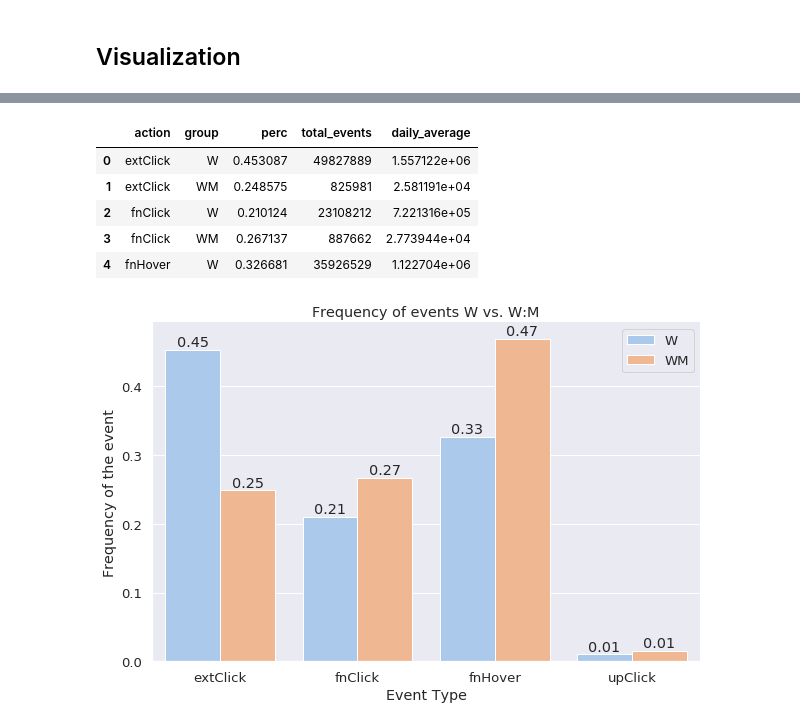
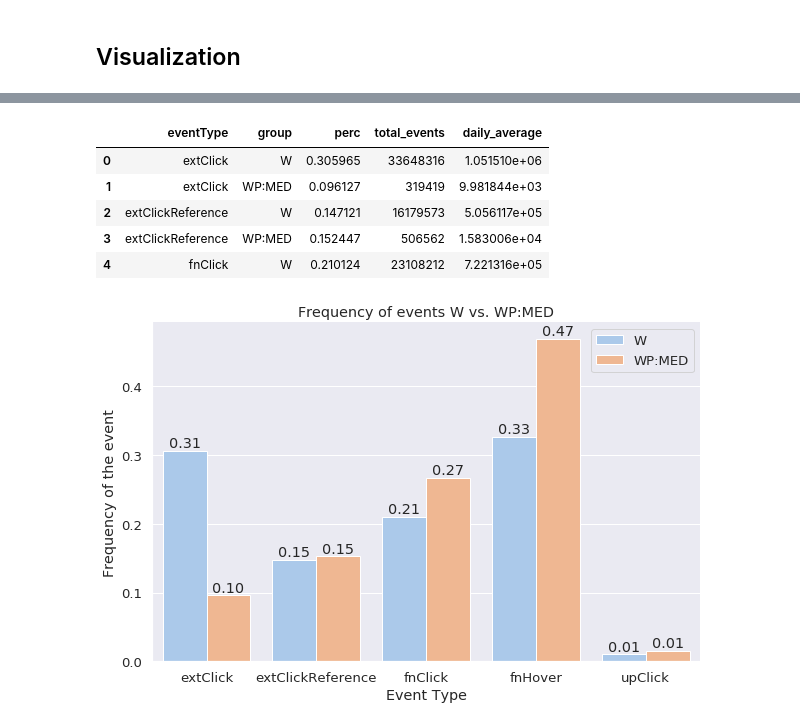
Before and after one commit to elifesciences-publications/wiki-citation-usage, a Jupyter notebook: notebooks/events--overview.ipynb, the cells around one changed output, grey strips where cells are left out. Saved outputs shown, nothing was run; the diff lists cells and outputs as text; code cells hidden in the pictures.

Commit message:
break extClick events into extClick and extClickReference

```diff
--- a/notebooks/events--overview.ipynb
+++ b/notebooks/events--overview.ipynb
@@ -289,29 +291,3 @@ wpm_events_pandas.groupby(['mode', 'action']).agg(
 # %%
 # Plots inline
 %matplotlib inline
-# %%
-def get_stats(df):
-    all_events_count = df['count'].sum()
-    stats = df.groupby(['mode', 'action']).agg(
-    [('days','count'),
-    ('total_events','sum'),
-    'mean',
-    'median',
-    'min',
-    'max',
-    'std',
-    ('25%', lambda x: x.quantile(.25)),
-    ('50%', lambda x: x.quantile(.5)),
-    ('75%', lambda x: x.quantile(.75)),
-    ('perc', lambda x: sum(x)/all_events_count)])
-    stats.columns = stats.columns.droplevel()
-    return stats.reset_index()
-
-
-w_events_info = get_stats(w_events_pandas)
-w_events_info['group'] = "W"
-wm_events_info = get_stats(wpm_events_pandas)
-wm_events_info['group'] = "WM"
-
-all_stats = w_events_info.append(wm_events_info)
-all_stats.head()
@@ -324,0 +294,8 @@ all_stats.head()
+# %%
+w_events_info = get_stats(w_events_pandas,['mode', 'eventType'])
+w_events_info['group'] = "W"
+wm_events_info = get_stats(wpm_events_pandas,['mode', 'eventType'])
+wm_events_info['group'] = "WP:MED"
+
+all_stats = w_events_info.append(wm_events_info)
+all_stats.head()
@@ -325,39 +309,39 @@ all_stats.head()
 # %%
-events_by_group = all_stats.groupby(["action", "group"]).agg("sum")[["perc", "total_events"]].reset_index()
+events_by_group = all_stats.groupby(["eventType", "group"]).agg("sum")[["perc", "total_events"]].reset_index()
 events_by_group["daily_average"] = events_by_group["total_events"]/32
 events_by_group.head()
 # %% [output]
-|  | action | group | perc | total_events | daily_average |
-| 0 | extClick | W | 0.453087 | 49827889 | 1.557122e+06 |
-| 1 | extClick | WM | 0.248575 | 825981 | 2.581191e+04 |
-| 2 | fnClick | W | 0.210124 | 23108212 | 7.221316e+05 |
-| 3 | fnClick | WM | 0.267137 | 887662 | 2.773944e+04 |
-| 4 | fnHover | W | 0.326681 | 35926529 | 1.122704e+06 |
+|  | eventType | group | perc | total_events | daily_average |
+| 0 | extClick | W | 0.305965 | 33648316 | 1.051510e+06 |
+| 1 | extClick | WP:MED | 0.096127 | 319419 | 9.981844e+03 |
+| 2 | extClickReference | W | 0.147121 | 16179573 | 5.056117e+05 |
+| 3 | extClickReference | WP:MED | 0.152447 | 506562 | 1.583006e+04 |
+| 4 | fnClick | W | 0.210124 | 23108212 | 7.221316e+05 |
 # %%
 sns.set(font_scale=1.2)
 
 def show_values_on_bars(axs):
     def _show_on_single_plot(ax):
         for p in ax.patches:
             _x = p.get_x() + p.get_width() / 2
             _y = p.get_y() + p.get_height() + 0.005
             value = '{:.2f}'.format(p.get_height())
             ax.text(_x, _y, value, ha="center")
     if isinstance(axs, np.ndarray):
         for idx, ax in np.ndenumerate(axs):
             _show_on_single_plot(ax)
     else:
         _show_on_single_plot(axs)
 
 
-fig = sns.catplot(y='perc', x='action', hue='group',
+fig = sns.catplot(y='perc', x='eventType', hue='group',
                 data=events_by_group,
                 kind='bar', palette="pastel", legend=False)
-fig.ax.set(xlabel='Event Type', ylabel='Frequency of the event', title="Frequency of events W vs. W:M")
+fig.ax.set(xlabel='Event Type', ylabel='Frequency of the event', title="Frequency of events W vs. WP:MED")
 fig.ax.ticklabel_format(style='plain', axis='y')
 plt.gcf().set_size_inches(10, 6)
 plt.legend(loc='upper right')
 
 show_values_on_bars(fig.ax)
 # %% [output]
-[figure, old version]
+[figure, new version]
```
Also changed, not shown: parts of 16 cells of this notebook.
